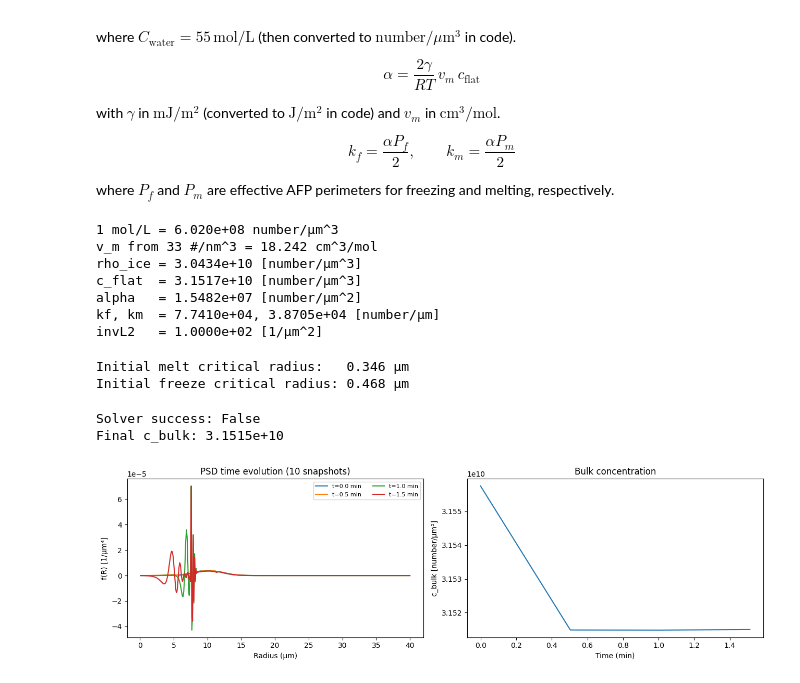
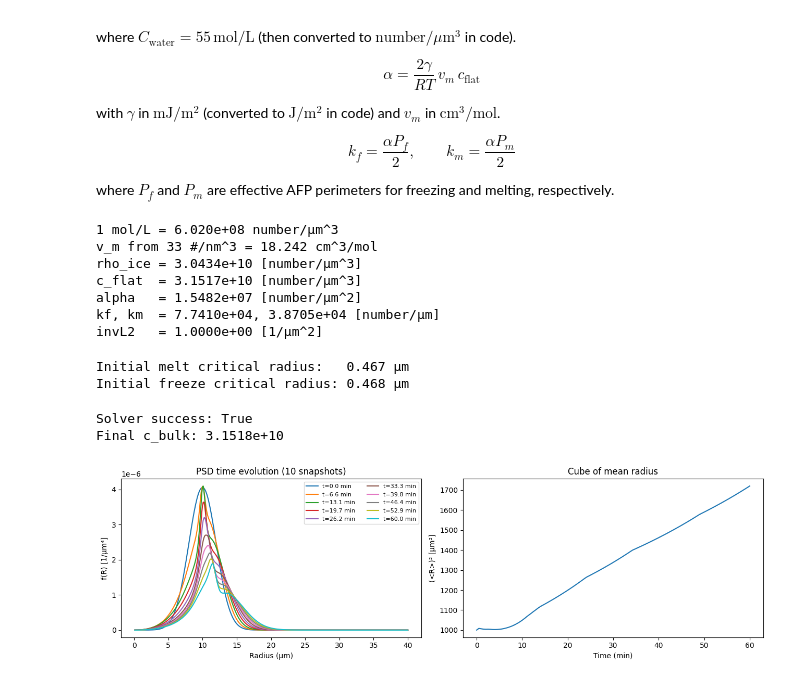
Before and after one commit to jeongmoon2006/Ice_recrystallization_inhibition, a Jupyter notebook: IRI_ODE.ipynb, the cells around one changed output. Saved outputs shown, nothing was run; the diff lists cells and outputs as text; code cells hidden in the pictures.

```diff
--- a/IRI_ODE.ipynb
+++ b/IRI_ODE.ipynb
@@ -78,7 +78,7 @@ Dh = 6000.0                           # [J/mol] molar enthalpy change for ice-wa
 gamma = 30.0                          # [mJ/m^2] ice-water interfacial energy
 Pm = 0.005                            # [µm] perimeter of adsorbed AFP when melting
 Pf = 0.01                             # [µm] perimeter of adsorbed AFP when freezing
-L = 0.1                               # [µm] AFP separation length (characteristic length)
+L = 1                               # [µm] AFP separation length (characteristic length)
 
 # If you start from water number density n_water = 33 [#/nm^3],
 # convert to molar volume v_m [cm^3/mol]: v_m = N_A / n_water
@@ -119,7 +119,7 @@ rho_ice = 3.0434e+10 [number/µm^3]
 c_flat  = 3.1517e+10 [number/µm^3]
 alpha   = 1.5482e+07 [number/µm^2]
 kf, km  = 7.7410e+04, 3.8705e+04 [number/µm]
-invL2   = 1.0000e+02 [1/µm^2]
+invL2   = 1.0000e+00 [1/µm^2]
 # %%
 # Radius grid (micrometer)
 R = np.linspace(0.1, 40.0, 400)
@@ -146,13 +146,16 @@ params = {
     "k_m": km,
     "invL2": invL2,
     "time_unit": "ms",  # default unit is now ms
+    # "flux_scheme": "gradient"
 }
+
+
 
 R_melt0, R_freeze0 = critical_radii(c_bulk_init, params)
 print(f"Initial melt critical radius:   {R_melt0:.3f} µm")
 print(f"Initial freeze critical radius: {R_freeze0:.3f} µm")
 # %% [output]
-Initial melt critical radius:   0.346 µm
+Initial melt critical radius:   0.467 µm
 Initial freeze critical radius: 0.468 µm
 # %%
 # Run simulation (milliseconds)
@@ -172,30 +175,45 @@ c_bulk_final = sol.y[-1, -1]
 print(f"Solver success: {sol.success}")
 print(f"Final c_bulk: {c_bulk_final:.4e}")
 # %% [output]
-Solver success: False
-Final c_bulk: 3.1515e+10
+Solver success: True
+Final c_bulk: 3.1518e+10
 # %%
 fig, axes = plt.subplots(1, 2, figsize=(13, 4))
+
+time_unit = str(params.get("time_unit", "ms")).lower()
+if time_unit == "ms":
+    time_to_min = 60000.0
+elif time_unit == "s":
+    time_to_min = 60.0
+else:
+    raise ValueError("params['time_unit'] must be 'ms' or 's'.")
 
 # Plot ~10 PSD snapshots across time
 n_snapshots = 10
 snapshot_idx = np.unique(np.linspace(0, len(sol.t) - 1, n_snapshots, dtype=int))
 
 for idx in snapshot_idx:
-    t_min = sol.t[idx] / 60000.0  # ms -> min
+    t_min = sol.t[idx] / time_to_min
     axes[0].plot(R, sol.y[:-1, idx], label=f"t={t_min:.1f} min")
 
 axes[0].set_xlabel("Radius (µm)")
 axes[0].set_ylabel("f(R) [1/µm⁴]")
 axes[0].set_title("PSD time evolution (10 snapshots)")
 axes[0].legend(fontsize=8, ncol=2)
 
-axes[1].plot(sol.t / 60000.0, sol.y[-1, :])  # ms -> min
+# Compute (<R>)^3 over time from PSD snapshots
+f_list = sol.y[:-1, :].T
+average_rcube = np.array([
+    (np.trapezoid(R * f_t, R) / np.trapezoid(f_t, R)) ** 3
+    for f_t in f_list
+])
+
+axes[1].plot(sol.t / time_to_min, average_rcube)
 axes[1].set_xlabel("Time (min)")
-axes[1].set_ylabel("c_bulk [number/µm³]")
-axes[1].set_title("Bulk concentration")
+axes[1].set_ylabel("(<R>)³ [µm³]")
+axes[1].set_title("Cube of mean radius")
 
 plt.tight_layout()
 plt.show()
 # %% [output]
-[figure, old version]
+[figure, new version]
```
Also changed, not shown: 2 other files.
